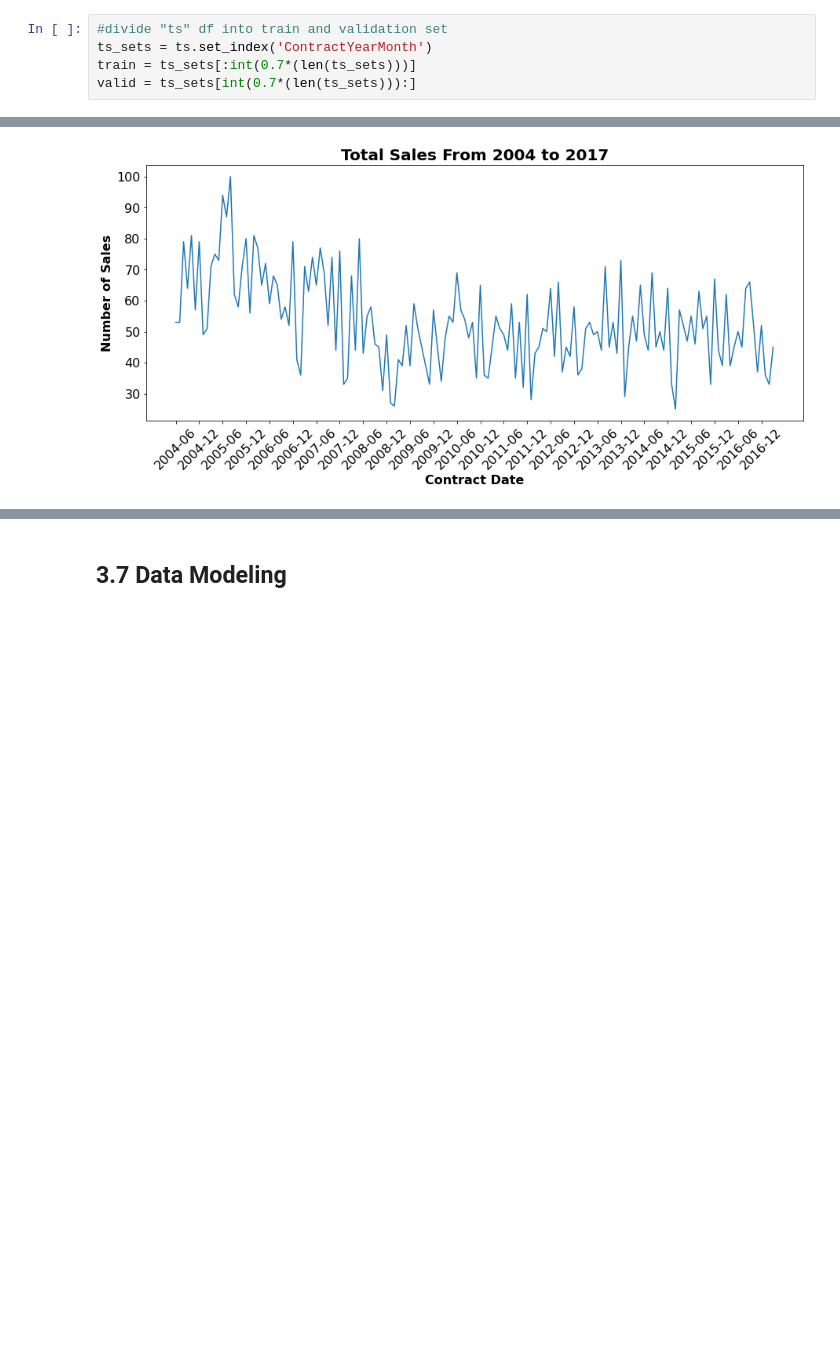
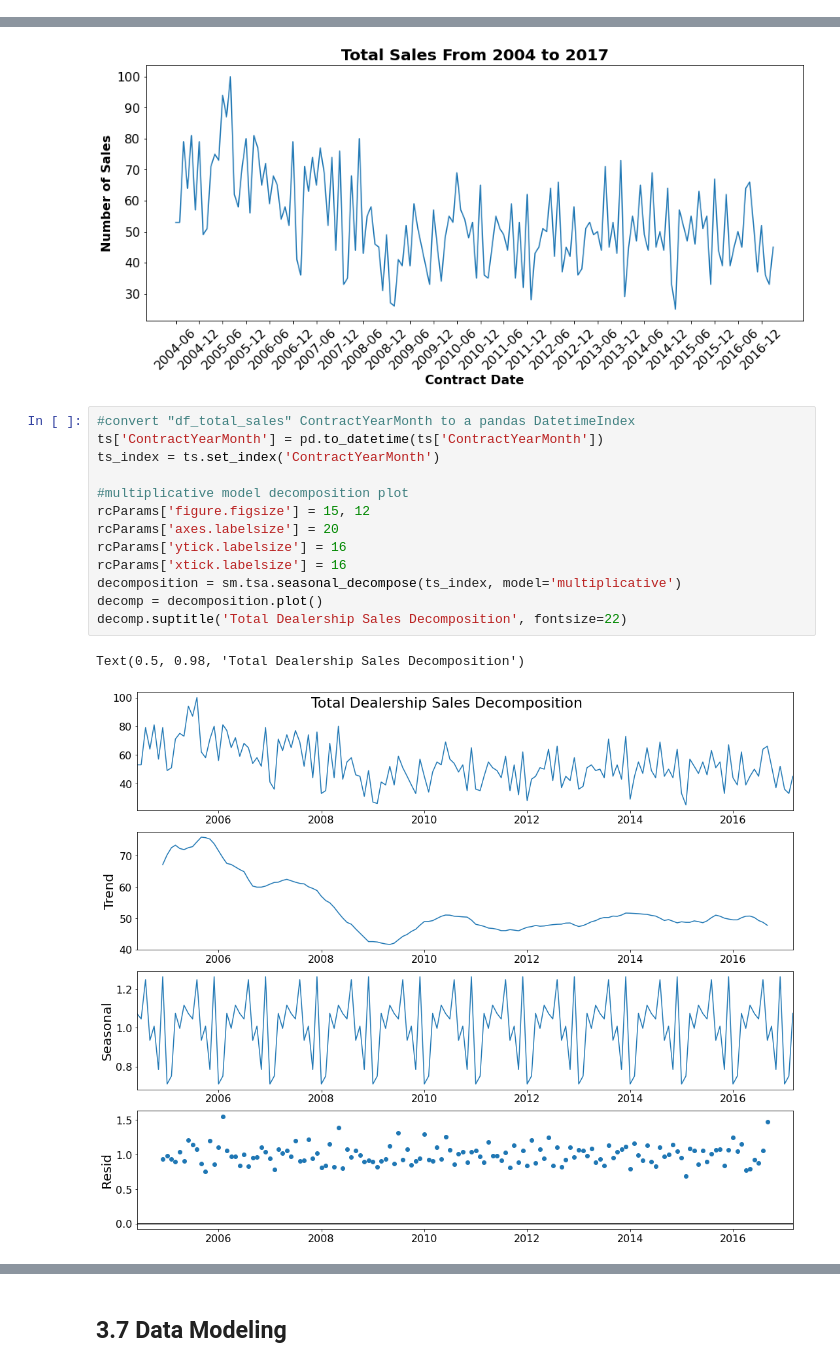
Before and after one commit to martell-n-tardy/Forecasting-with-a-Time-Series-Model-using-Python, a Jupyter notebook: notebooks/Preprocessing & Training.ipynb, the cells around one changed output, grey strips where cells are left out. Drawn from its saved outputs; the diff is of its cells as text; blank space fills up the shorter version.

```diff
--- a/notebooks/Preprocessing & Training.ipynb
+++ b/notebooks/Preprocessing & Training.ipynb
@@ -67,8 +68,3 @@ ls = pd.read_pickle('../data/processed/lexus_stationary.pkl')
-# %%
-#divide "ts" df into train and validation set
-ts_sets = ts.set_index('ContractYearMonth')
-train = ts_sets[:int(0.7*(len(ts_sets)))]
-valid = ts_sets[int(0.7*(len(ts_sets))):]
 # %% [markdown]
 ## 3.6 Data Exploration
 # %%
@@ -86,4 +82,20 @@ plt.tick_params(axis='y', which='major', labelsize=16)
 plt.tick_params(axis='x', which='major', labelsize=16)
 # %% [output]
 [figure]
+# %%
+#convert "df_total_sales" ContractYearMonth to a pandas DatetimeIndex
+ts['ContractYearMonth'] = pd.to_datetime(ts['ContractYearMonth'])
+ts_index = ts.set_index('ContractYearMonth')
+
+#multiplicative model decomposition plot
+rcParams['figure.figsize'] = 15, 12
+rcParams['axes.labelsize'] = 20
+rcParams['ytick.labelsize'] = 16
+rcParams['xtick.labelsize'] = 16
+decomposition = sm.tsa.seasonal_decompose(ts_index, model='multiplicative')
+decomp = decomposition.plot()
+decomp.suptitle('Total Dealership Sales Decomposition', fontsize=22)
+# %% [output]
+Text(0.5, 0.98, 'Total Dealership Sales Decomposition')
+[figure, added]
 # %% [markdown]
```
Also changed, not shown: parts of 27 cells of this notebook.
